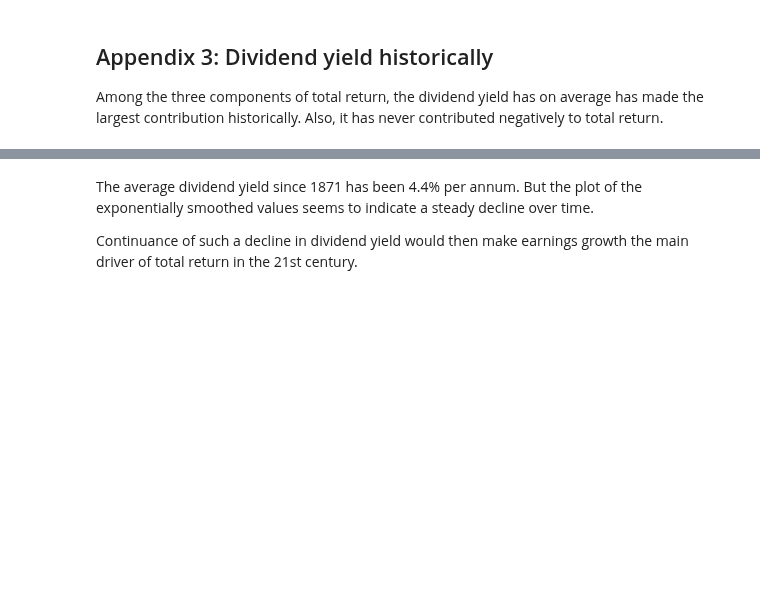
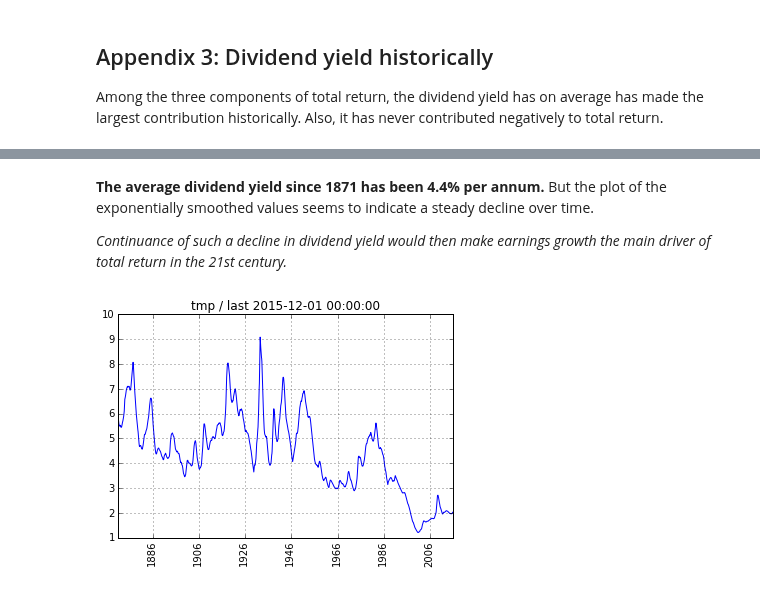
Before and after one commit to rsvp/fecon235, a Jupyter notebook: nb/qdl-spx-earn-div.ipynb, the cells around one changed output, grey strips where cells are left out. Saved outputs shown, nothing was run; the diff lists cells and outputs as text; code cells hidden in the pictures; blank space fills up the shorter version.

Commit message:
nb/qdl-spx-earn-div.ipynb: commit with plots
s/Schiller/Shiller/g
and edit comments for smoother exposition.

```diff
--- a/nb/qdl-spx-earn-div.ipynb
+++ b/nb/qdl-spx-earn-div.ipynb
@@ -157,0 +170,9 @@ x  = todf( p / s )
+# %%
+#  m4 implies monthly frequency:
+#                   price:
+p = get( m4spx_1871_p )
+
+#                   earnings over 12-months:
+x = get( m4spx_1871_e )
+
+#  We want non-inflation adjusted data for this notebook.
@@ -361,3 +473,6 @@ d = todf((dyield / 100.00) * p)
+# %%
+#  Dividends paid over 12-months, monthly frequency:
+d = get( m4spx_1871_d )
 # %%
 ## Uncomment to see raw 12-month dividend:
 #  d
@@ -528,0 +708,3 @@ stat( dyield )
+# %%
+#  Express dividend yield as percentage per annum:
+dy = todf( (d/p) * 100 )
@@ -529,8 +723,8 @@ stat( dyield )
 # %% [markdown]
-The average dividend yield since 1871 has been 4.4% per annum.
+**The average dividend yield since 1871 has been 4.4% per annum.**
 But the plot of the exponentially smoothed values seems to
 indicate a steady decline over time.
 
-Continuance of such a decline in dividend yield would then make
+*Continuance of such a decline in dividend yield would then make
 earnings growth the main driver of total return
-in the 21st century.
+in the 21st century.*
@@ -539,3 +731,9 @@ plot( ema(dyield, 0.10) )
+# %%
+#  History of dividend yields:
+plot( ema(dy, alpha=0.10) )
+#     ema means Exponential Moving Average.
+# %% [output]
+[figure, added]
 # %% [markdown]
 ## References
 
```
Also changed, not shown: parts of 74 cells of this notebook.
